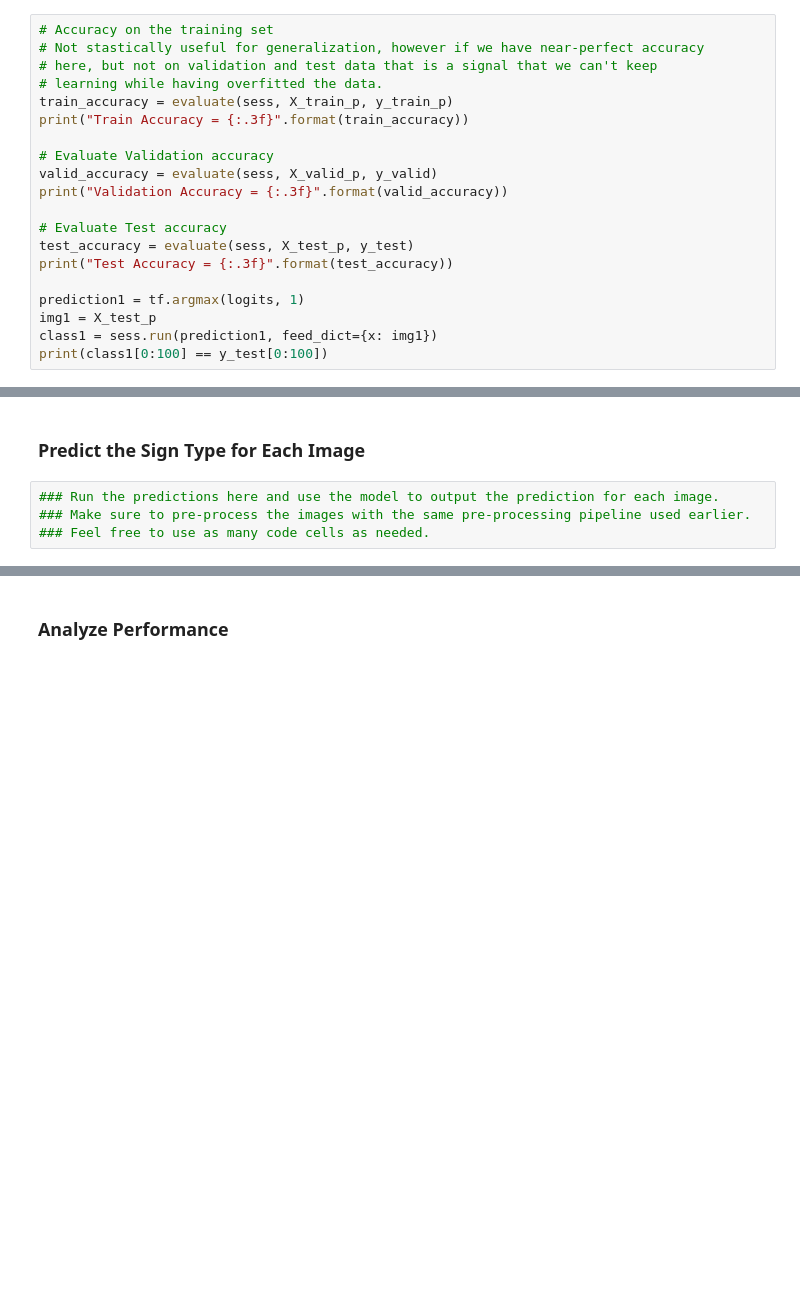
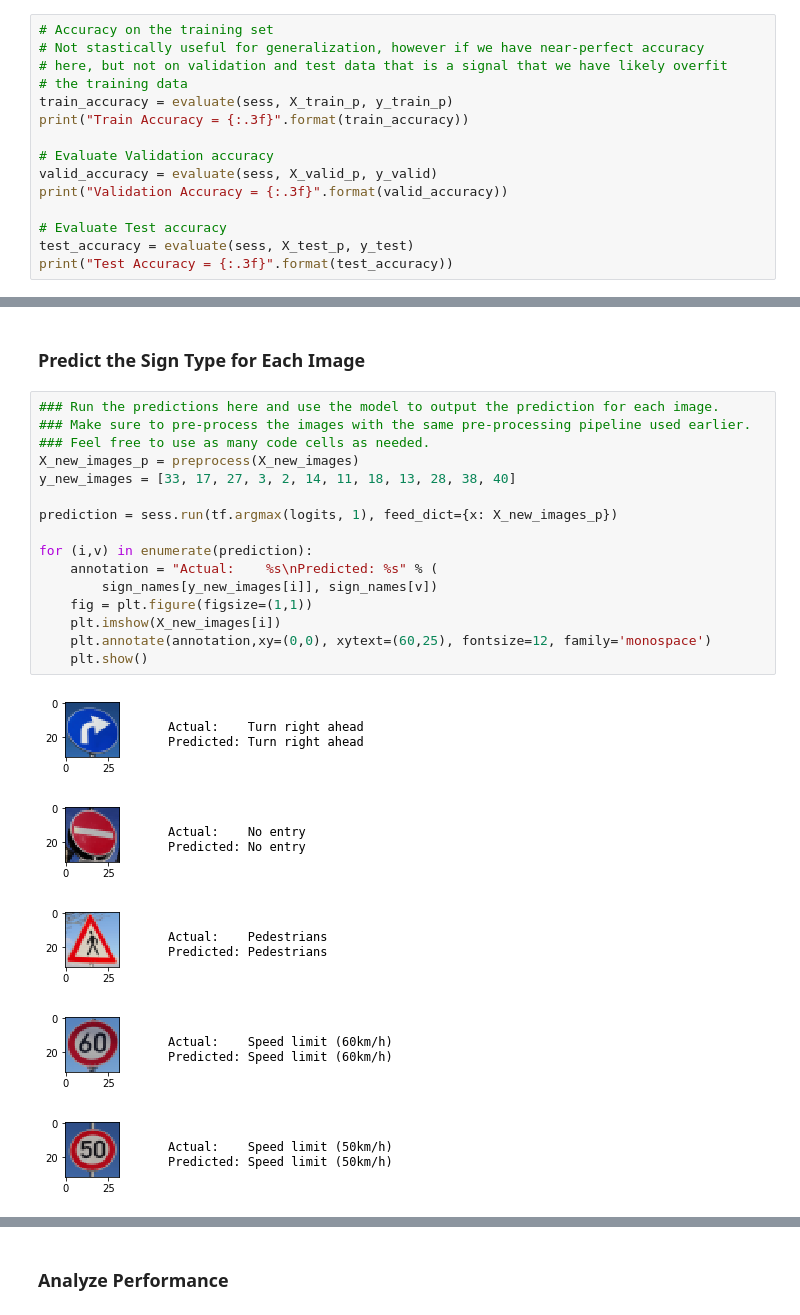
Before and after one commit to cwelton/traffic-sign-classifier, a Jupyter notebook: Traffic_Sign_Classifier.ipynb, the cells around one changed output, grey strips where cells are left out. Cells and saved outputs as stored; diff of their text form; blank space fills up the shorter version.

```diff
--- a/Traffic_Sign_Classifier.ipynb
+++ b/Traffic_Sign_Classifier.ipynb
@@ -368,8 +370,8 @@ Model saved
 # %%
 # Accuracy on the training set
 # Not stastically useful for generalization, however if we have near-perfect accuracy
-# here, but not on validation and test data that is a signal that we can't keep
-# learning while having overfitted the data.
+# here, but not on validation and test data that is a signal that we have likely overfit
+# the training data
 train_accuracy = evaluate(sess, X_train_p, y_train_p)
 print("Train Accuracy = {:.3f}".format(train_accuracy))
 
@@ -380,8 +382,3 @@ print("Validation Accuracy = {:.3f}".format(valid_accuracy))
 # Evaluate Test accuracy
 test_accuracy = evaluate(sess, X_test_p, y_test)
 print("Test Accuracy = {:.3f}".format(test_accuracy))
-
-prediction1 = tf.argmax(logits, 1)
-img1 = X_test_p
-class1 = sess.run(prediction1, feed_dict={x: img1})
-print(class1[0:100] == y_test[0:100])
@@ -403,4 +495,22 @@ You may find `signnames.csv` useful as it contains mappings from the class id (i
 # %%
 ### Run the predictions here and use the model to output the prediction for each image.
 ### Make sure to pre-process the images with the same pre-processing pipeline used earlier.
 ### Feel free to use as many code cells as needed.
+X_new_images_p = preprocess(X_new_images)
+y_new_images = [33, 17, 27, 3, 2, 14, 11, 18, 13, 28, 38, 40]
+
+prediction = sess.run(tf.argmax(logits, 1), feed_dict={x: X_new_images_p})
+
+for (i,v) in enumerate(prediction):
+    annotation = "Actual:    %s\nPredicted: %s" % (
+        sign_names[y_new_images[i]], sign_names[v])
+    fig = plt.figure(figsize=(1,1))
+    plt.imshow(X_new_images[i])
+    plt.annotate(annotation,xy=(0,0), xytext=(60,25), fontsize=12, family='monospace')
+    plt.show()
+# %% [output]
+[figure, added]
+[figure, added]
+[figure, added]
+[figure, added]
+[figure, added]
```
Also changed, not shown: parts of 12 cells of this notebook, 18 other files.
